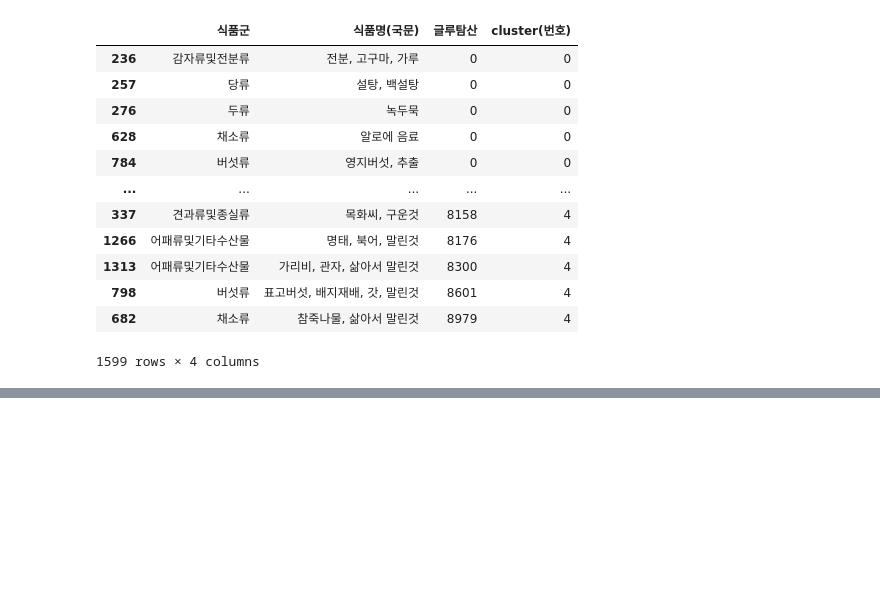
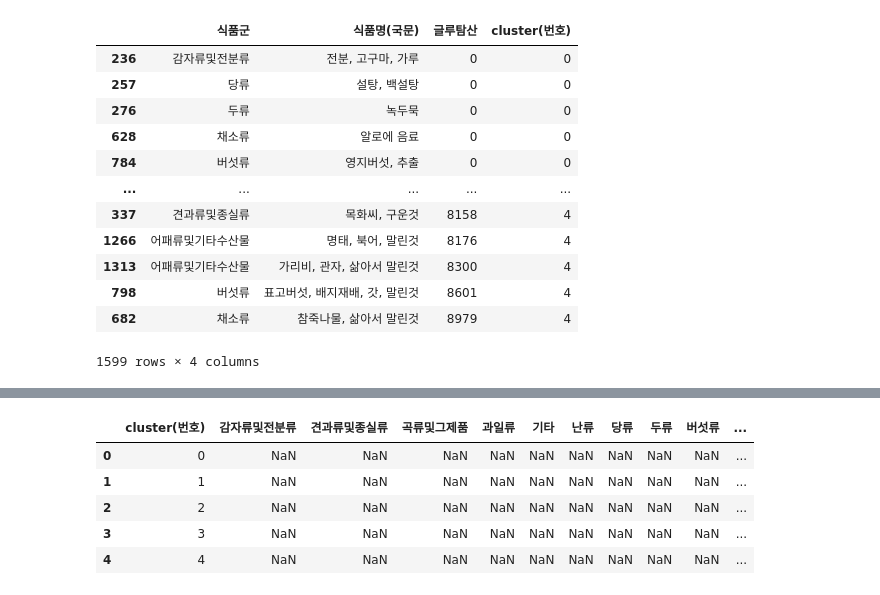
Before and after one commit to songjuhye/Clustering-according-to-taste-and-food-ingredients_graduationProject, a Jupyter notebook: 졸논_2.ipynb, the cells around one changed output, grey strips where cells are left out. Drawn from its saved outputs; the diff is of its cells as text; code cells hidden in the pictures; blank space fills up the shorter version.

```diff
--- a/졸논_2.ipynb
+++ b/졸논_2.ipynb
@@ -361,0 +417,18 @@ cluster4
+# %%
+result_sum_df = pd.DataFrame(columns=['cluster(번호)',
+                              '감자류및전분류', '견과류및종실류', '곡류및그제품', '과일류', '기타', '난류', '당류', '두류', '버섯류',
+                              '어패류및기타수산물', '우유및유제품류', '유지류', '육류', '음료류', '조리가공식품류', '조미료류', '주류',
+                              '차류', '채소류', '해조류',
+                              '합계'])
+
+
+result_sum_df['cluster(번호)'] = [0, 1, 2, 3, 4]
+result_sum_df['감자류및전분류']
+result_sum_df
+# %% [output]
+|  | cluster(번호) | 감자류및전분류 | 견과류및종실류 | 곡류및그제품 | 과일류 | 기타 | 난류 | 당류 | 두류 | 버섯류 | ... |
+| 0 | 0 | NaN | NaN | NaN | NaN | NaN | NaN | NaN | NaN | NaN | ... |
+| 1 | 1 | NaN | NaN | NaN | NaN | NaN | NaN | NaN | NaN | NaN | ... |
+| 2 | 2 | NaN | NaN | NaN | NaN | NaN | NaN | NaN | NaN | NaN | ... |
+| 3 | 3 | NaN | NaN | NaN | NaN | NaN | NaN | NaN | NaN | NaN | ... |
+| 4 | 4 | NaN | NaN | NaN | NaN | NaN | NaN | NaN | NaN | NaN | ... |
```
Also changed, not shown: parts of 13 cells of this notebook.
